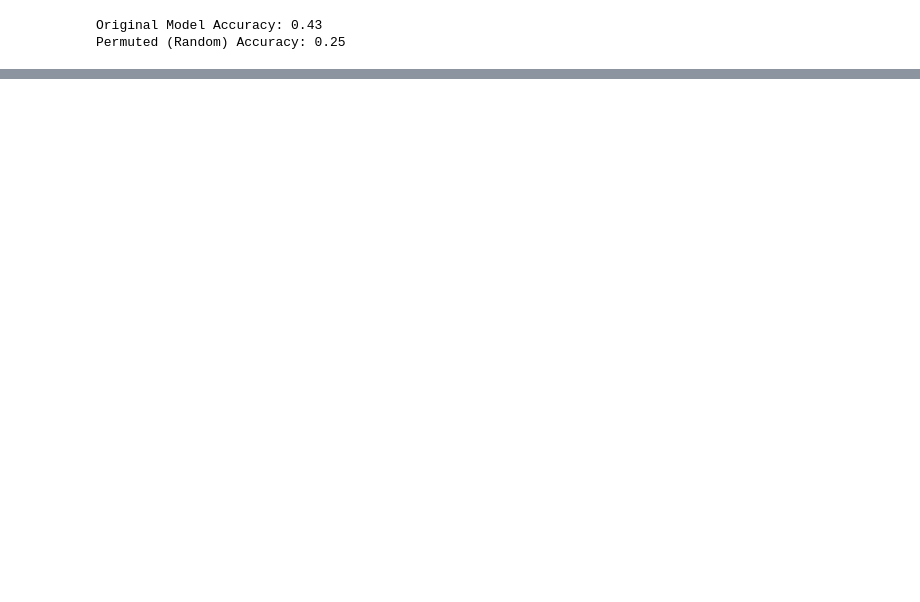
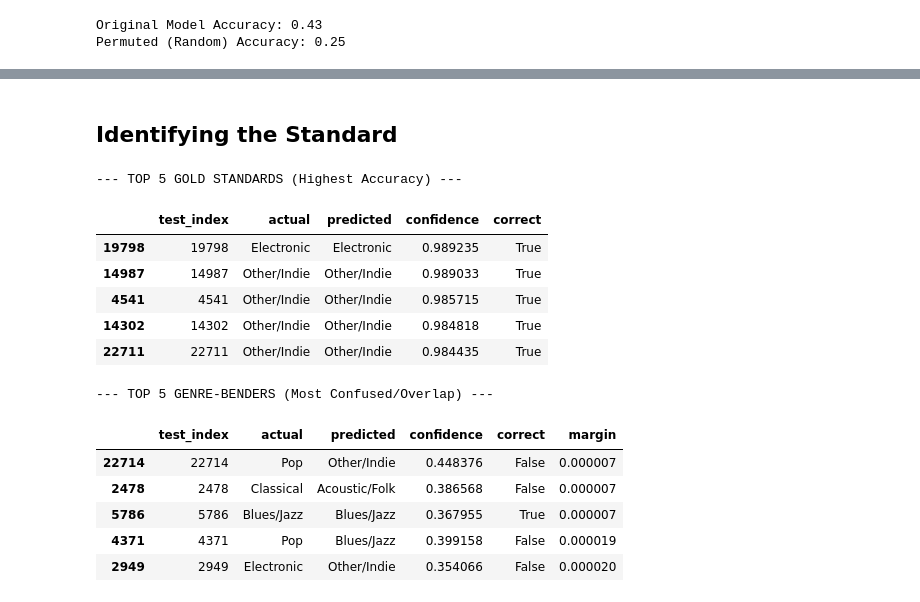
Before and after one commit to ryrynbob/ust-deep-learning-2026, a Jupyter notebook: Latest_Refinement_(Week_3_Changes)_of_FinalProject_RyanNguyen_SpecialTopics_Sigmoid_Multi_(Binary_Focal).ipynb, the cells around one changed output, grey strips where cells are left out. Saved outputs shown, nothing was run; the diff lists cells and outputs as text; code cells hidden in the pictures; blank space fills up the shorter version.

```diff
--- a/Latest_Refinement_(Week_3_Changes)_of_FinalProject_RyanNguyen_SpecialTopics_Sigmoid_Multi_(Binary_Focal).ipynb
+++ b/Latest_Refinement_(Week_3_Changes)_of_FinalProject_RyanNguyen_SpecialTopics_Sigmoid_Multi_(Binary_Focal).ipynb
@@ -990,0 +995,52 @@ SHAP Explanation for Acoustic/Folk:
+# %% [markdown]
+## Identifying the Standard
+# %%
+
+# 1. Calculate Confidence and Margins
+# 'top_prob' is the highest sigmoid score for each song
+top_prob = np.max(y_test_probs, axis=1)
+top_pred_idx = np.argmax(y_test_probs, axis=1)
+true_label_idx = np.argmax(y_test, axis=1)
+
+# Correctness mask
+is_correct = (top_pred_idx == true_label_idx)
+
+# 2. Find the "Gold Standard" (Highest Confidence + Correct)
+results_df = pd.DataFrame({
+    'test_index': np.arange(len(y_test)),
+    'actual': [mlb.classes_[i] for i in true_label_idx],
+    'predicted': [mlb.classes_[i] for i in top_pred_idx],
+    'confidence': top_prob,
+    'correct': is_correct
+})
+
+gold_standards = results_df[results_df['correct']].sort_values(by='confidence', ascending=False).head(5)
+
+# 3. Find the "Genre-Benders" (Most Confused)
+# We look for the smallest margin between the 1st and 2nd highest prediction
+sorted_probs = np.sort(y_test_probs, axis=1)
+margin = sorted_probs[:, -1] - sorted_probs[:, -2]
+results_df['margin'] = margin
+
+confused_tracks = results_df.sort_values(by='margin', ascending=True).head(5)
+
+print("--- TOP 5 GOLD STANDARDS (Highest Accuracy) ---")
+display(gold_standards)
+
+print("\n--- TOP 5 GENRE-BENDERS (Most Confused/Overlap) ---")
+display(confused_tracks)
+# %% [output]
+--- TOP 5 GOLD STANDARDS (Highest Accuracy) ---
+|  | test_index | actual | predicted | confidence | correct |
+| 19798 | 19798 | Electronic | Electronic | 0.989235 | True |
+| 14987 | 14987 | Other/Indie | Other/Indie | 0.989033 | True |
+| 4541 | 4541 | Other/Indie | Other/Indie | 0.985715 | True |
+| 14302 | 14302 | Other/Indie | Other/Indie | 0.984818 | True |
+| 22711 | 22711 | Other/Indie | Other/Indie | 0.984435 | True |
+--- TOP 5 GENRE-BENDERS (Most Confused/Overlap) ---
+|  | test_index | actual | predicted | confidence | correct | margin |
+| 22714 | 22714 | Pop | Other/Indie | 0.448376 | False | 0.000007 |
+| 2478 | 2478 | Classical | Acoustic/Folk | 0.386568 | False | 0.000007 |
+| 5786 | 5786 | Blues/Jazz | Blues/Jazz | 0.367955 | True | 0.000007 |
+| 4371 | 4371 | Pop | Blues/Jazz | 0.399158 | False | 0.000019 |
+| 2949 | 2949 | Electronic | Other/Indie | 0.354066 | False | 0.000020 |
```
Also changed, not shown: parts of 26 cells of this notebook.
